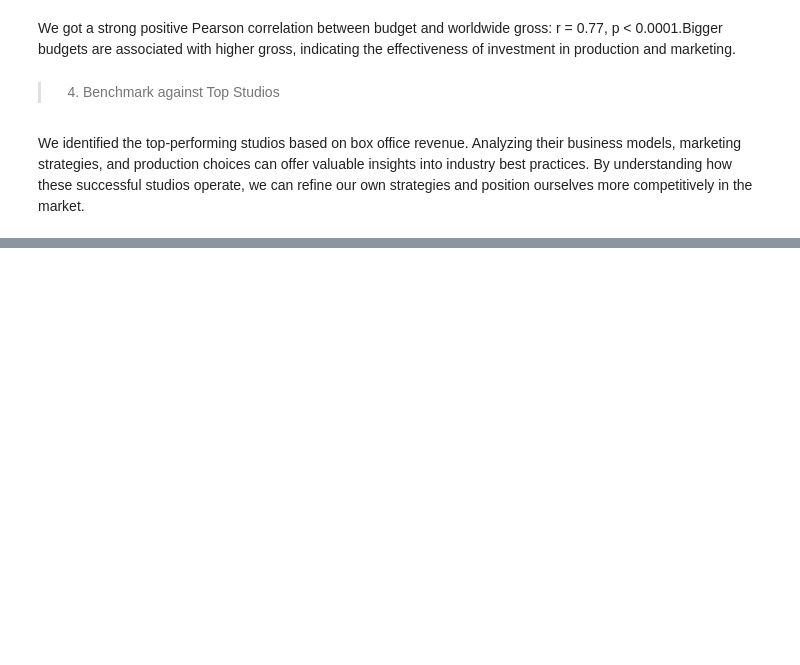
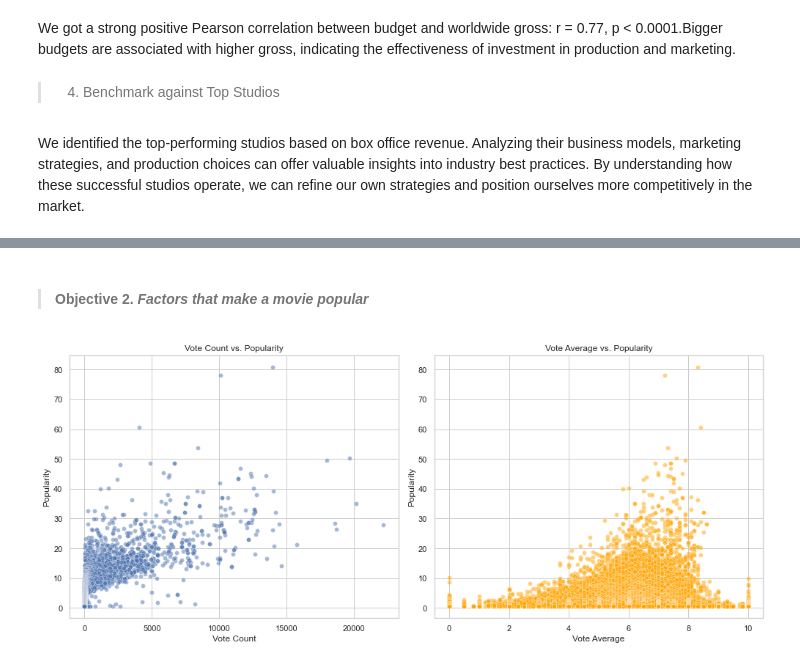
Before and after one commit to JUDAH004/GROUP-4_SK_-PHASE-2-PROJECT, a Jupyter notebook: project_notebook.ipynb, the cells around one changed output, grey strips where cells are left out. Drawn from its saved outputs; the diff is of its cells as text; code cells hidden in the pictures; blank space fills up the shorter version.

```diff
--- a/project_notebook.ipynb
+++ b/project_notebook.ipynb
@@ -487,0 +809,24 @@ We identified the top-performing studios based on box office revenue. Analyzing
+# %% [markdown]
+>#### Objective 2. ***Factors that make a movie popular***
+# %%
+# Scatter plots: Vote Count and Vote Average vs. Popularity
+plt.figure(figsize=(14, 6))
+
+# Plot Vote Count vs. Popularity
+plt.subplot(1, 2, 1)
+sns.scatterplot(data=df, x='vote_count', y='popularity', alpha=0.5)
+plt.title('Vote Count vs. Popularity')
+plt.xlabel('Vote Count')
+plt.ylabel('Popularity')
+
+# Plot Vote Average vs. Popularity
+plt.subplot(1, 2, 2)
+sns.scatterplot(data=df, x='vote_average', y='popularity', alpha=0.5, color='orange')
+plt.title('Vote Average vs. Popularity')
+plt.xlabel('Vote Average')
+plt.ylabel('Popularity')
+
+plt.tight_layout()
+plt.show();
+# %% [output]
+[figure, added]
```
Also changed, not shown: parts of 42 cells of this notebook.
